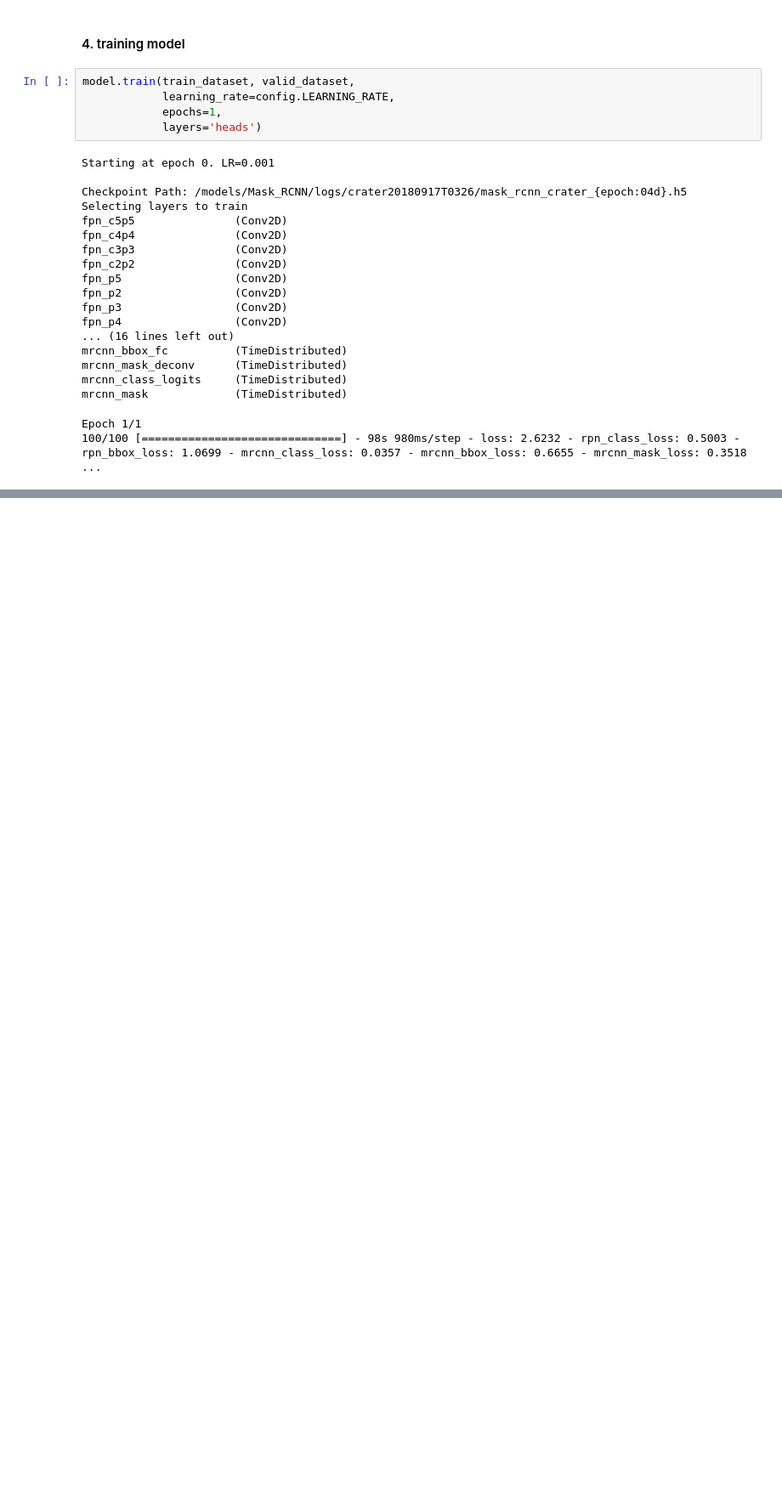
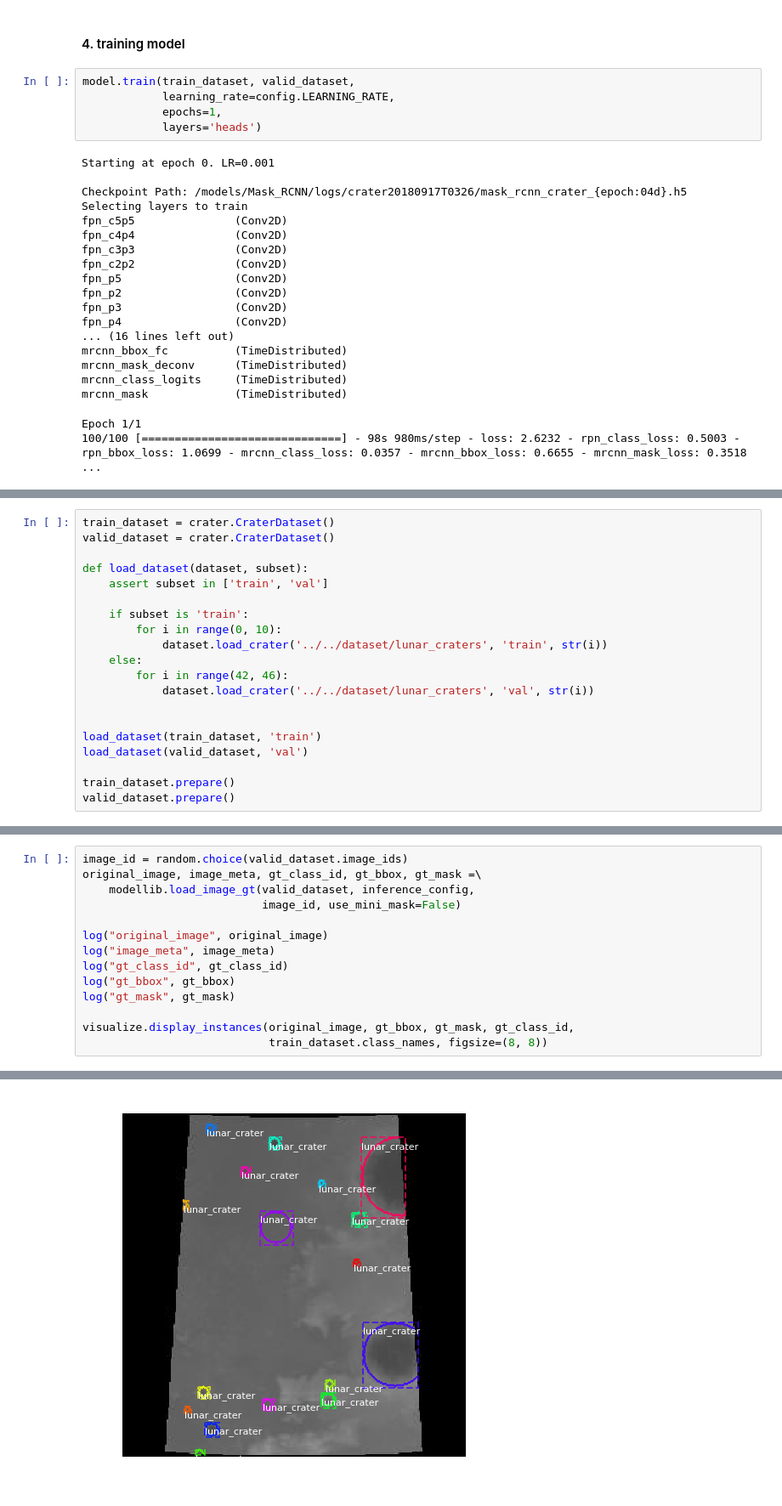
Before and after one commit to ZhiangChen/Mask_RCNN, a Jupyter notebook: samples/crater/train_crater_dataset.ipynb, the cells around one changed output, grey strips where cells are left out. Shown: that part at 85% size. Drawn from its saved outputs; the diff is of its cells as text; blank space fills up the shorter version.

Commit message:
train crater

```diff
--- a/samples/crater/train_crater_dataset.ipynb
+++ b/samples/crater/train_crater_dataset.ipynb
@@ -158,0 +184,20 @@ Epoch 19/200
+# %%
+train_dataset = crater.CraterDataset()
+valid_dataset = crater.CraterDataset()
+
+def load_dataset(dataset, subset):
+    assert subset in ['train', 'val']
+
+    if subset is 'train':
+        for i in range(0, 10):
+            dataset.load_crater('../../dataset/lunar_craters', 'train', str(i))
+    else:
+        for i in range(42, 46):
+            dataset.load_crater('../../dataset/lunar_craters', 'val', str(i))
+
+
+load_dataset(train_dataset, 'train')
+load_dataset(valid_dataset, 'val')
+
+train_dataset.prepare()
+valid_dataset.prepare()
@@ -158,0 +219,15 @@ Epoch 19/200
+# %%
+image_id = random.choice(valid_dataset.image_ids)
+original_image, image_meta, gt_class_id, gt_bbox, gt_mask =\
+    modellib.load_image_gt(valid_dataset, inference_config,
+                           image_id, use_mini_mask=False)
+
+log("original_image", original_image)
+log("image_meta", image_meta)
+log("gt_class_id", gt_class_id)
+log("gt_bbox", gt_bbox)
+log("gt_mask", gt_mask)
+
+visualize.display_instances(original_image, gt_bbox, gt_mask, gt_class_id,
+                            train_dataset.class_names, figsize=(8, 8))
+# %% [output]
@@ -158,0 +239 @@ Epoch 19/200
+[figure, added]
```
Also changed, not shown: parts of 5 cells of this notebook.
